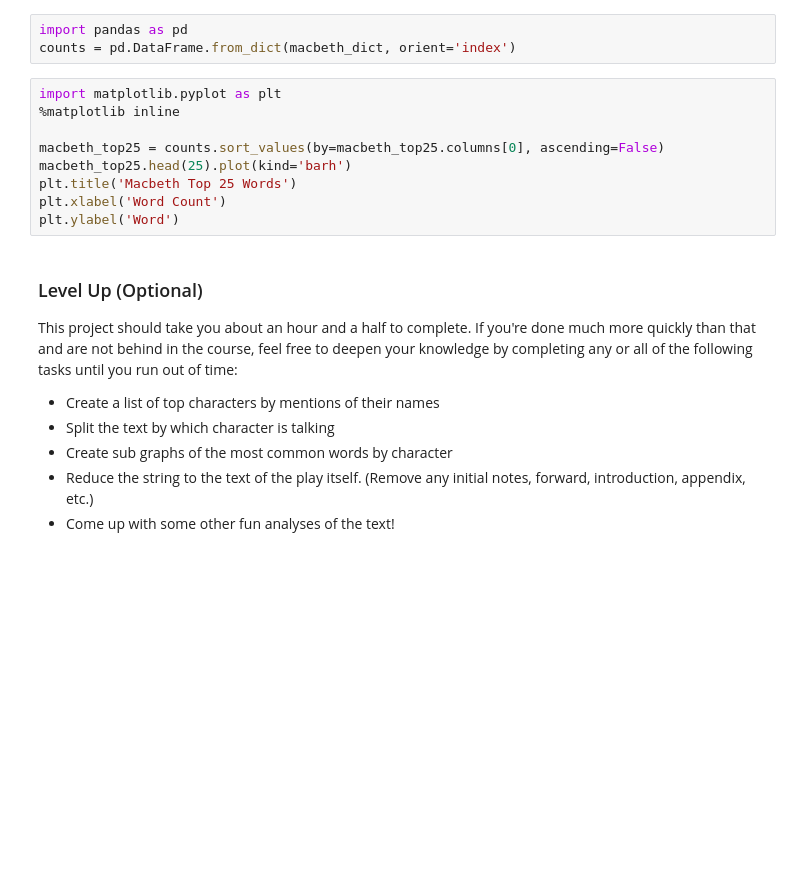
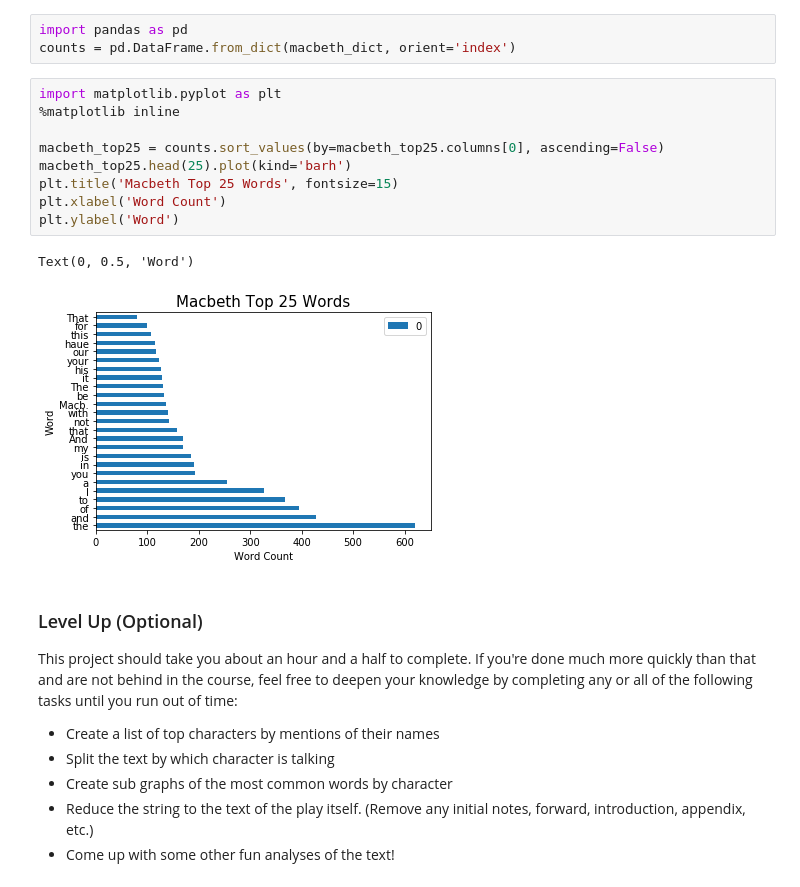
Before and after one commit to mandoiwanaga/dsc-0-01-23-project-lab-seattle-ds-career-040119, a Jupyter notebook: index.ipynb, the cells around one changed output. Saved outputs shown, nothing was run; the diff lists cells and outputs as text; blank space fills up the shorter version.

```diff
--- a/index.ipynb
+++ b/index.ipynb
@@ -83,12 +83,15 @@ counts = pd.DataFrame.from_dict(macbeth_dict, orient='index')
 # %%
 import matplotlib.pyplot as plt
 %matplotlib inline
 
 macbeth_top25 = counts.sort_values(by=macbeth_top25.columns[0], ascending=False)
 macbeth_top25.head(25).plot(kind='barh')
-plt.title('Macbeth Top 25 Words')
+plt.title('Macbeth Top 25 Words', fontsize=15)
 plt.xlabel('Word Count')
 plt.ylabel('Word')
+# %% [output]
+Text(0, 0.5, 'Word')
+[figure, added]
 # %% [markdown]
 ### Level Up (Optional)
 This project should take you about an hour and a half to complete. If you're done much more quickly than that and are not behind in the course, feel free to deepen your knowledge by completing any or all of the following tasks until you run out of time:
```
